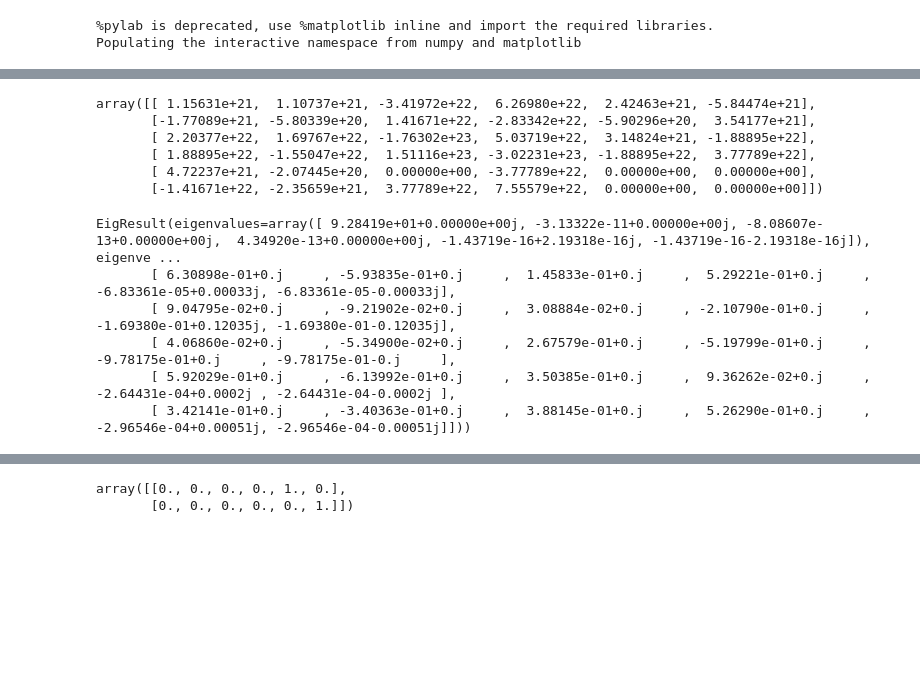
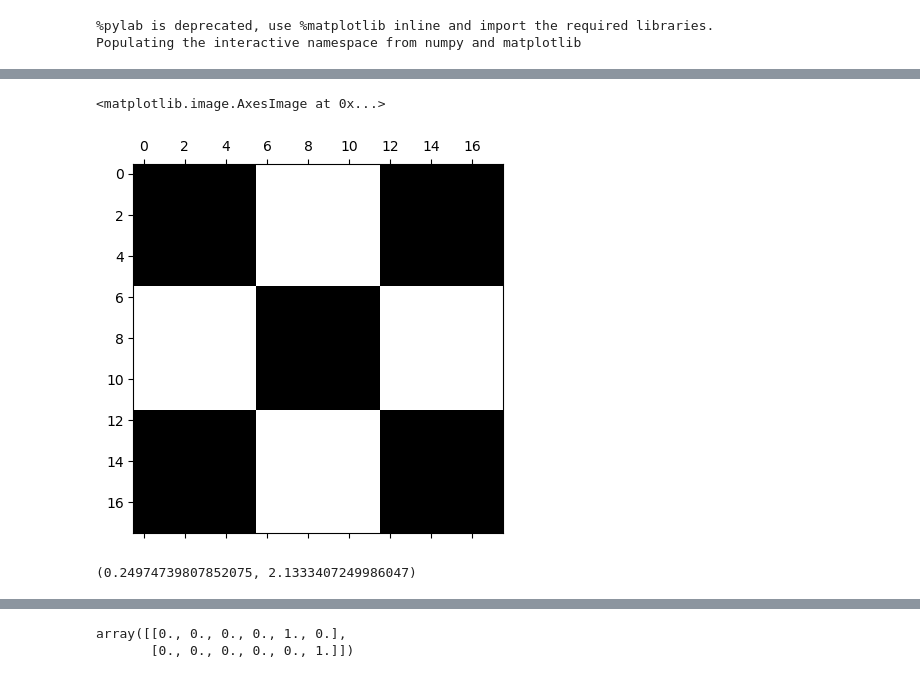
Before and after one commit to Stefan714/pyiga, a Jupyter notebook: notebooks/IETI.ipynb, the cells around one changed output, grey strips where cells are left out. Cells and saved outputs as stored; diff of their text form; code cells hidden in the pictures; blank space fills up the shorter version.

```diff
--- a/notebooks/IETI.ipynb
+++ b/notebooks/IETI.ipynb
@@ -666,20 +684,11 @@ array([[ 7.63934e-02,  1.52775e-01, -1.58858e-06, -2.80451e-07, -1.52769e-01, -7
 # %%
-MsD2
+spy(MsD2)
 # %% [output]
-array([[ 1.15631e+21,  1.10737e+21, -3.41972e+22,  6.26980e+22,  2.42463e+21, -5.84474e+21],
-       [-1.77089e+21, -5.80339e+20,  1.41671e+22, -2.83342e+22, -5.90296e+20,  3.54177e+21],
-       [ 2.20377e+22,  1.69767e+22, -1.76302e+23,  5.03719e+22,  3.14824e+21, -1.88895e+22],
-       [ 1.88895e+22, -1.55047e+22,  1.51116e+23, -3.02231e+23, -1.88895e+22,  3.77789e+22],
-       [ 4.72237e+21, -2.07445e+20,  0.00000e+00, -3.77789e+22,  0.00000e+00,  0.00000e+00],
-       [-1.41671e+22, -2.35659e+21,  3.77789e+22,  7.55579e+22,  0.00000e+00,  0.00000e+00]])
+<matplotlib.image.AxesImage at 0x...>
+[figure, added]
 # %%
 eig = np.linalg.eig(MsD2@F_mat)
 # %%
-eig
+min(eig[0]), max(eig[0])
 # %% [output]
-EigResult(eigenvalues=array([ 9.28419e+01+0.00000e+00j, -3.13322e-11+0.00000e+00j, -8.08607e-13+0.00000e+00j,  4.34920e-13+0.00000e+00j, -1.43719e-16+2.19318e-16j, -1.43719e-16-2.19318e-16j]), eigenve ...
-       [ 6.30898e-01+0.j     , -5.93835e-01+0.j     ,  1.45833e-01+0.j     ,  5.29221e-01+0.j     , -6.83361e-05+0.00033j, -6.83361e-05-0.00033j],
-       [ 9.04795e-02+0.j     , -9.21902e-02+0.j     ,  3.08884e-02+0.j     , -2.10790e-01+0.j     , -1.69380e-01+0.12035j, -1.69380e-01-0.12035j],
-       [ 4.06860e-02+0.j     , -5.34900e-02+0.j     ,  2.67579e-01+0.j     , -5.19799e-01+0.j     , -9.78175e-01+0.j     , -9.78175e-01-0.j     ],
-       [ 5.92029e-01+0.j     , -6.13992e-01+0.j     ,  3.50385e-01+0.j     ,  9.36262e-02+0.j     , -2.64431e-04+0.0002j , -2.64431e-04-0.0002j ],
-       [ 3.42141e-01+0.j     , -3.40363e-01+0.j     ,  3.88145e-01+0.j     ,  5.26290e-01+0.j     , -2.96546e-04+0.00051j, -2.96546e-04-0.00051j]]))
+(0.24974739807852075, 2.1333407249986047)
```
Also changed, not shown: parts of 8 cells of this notebook.
